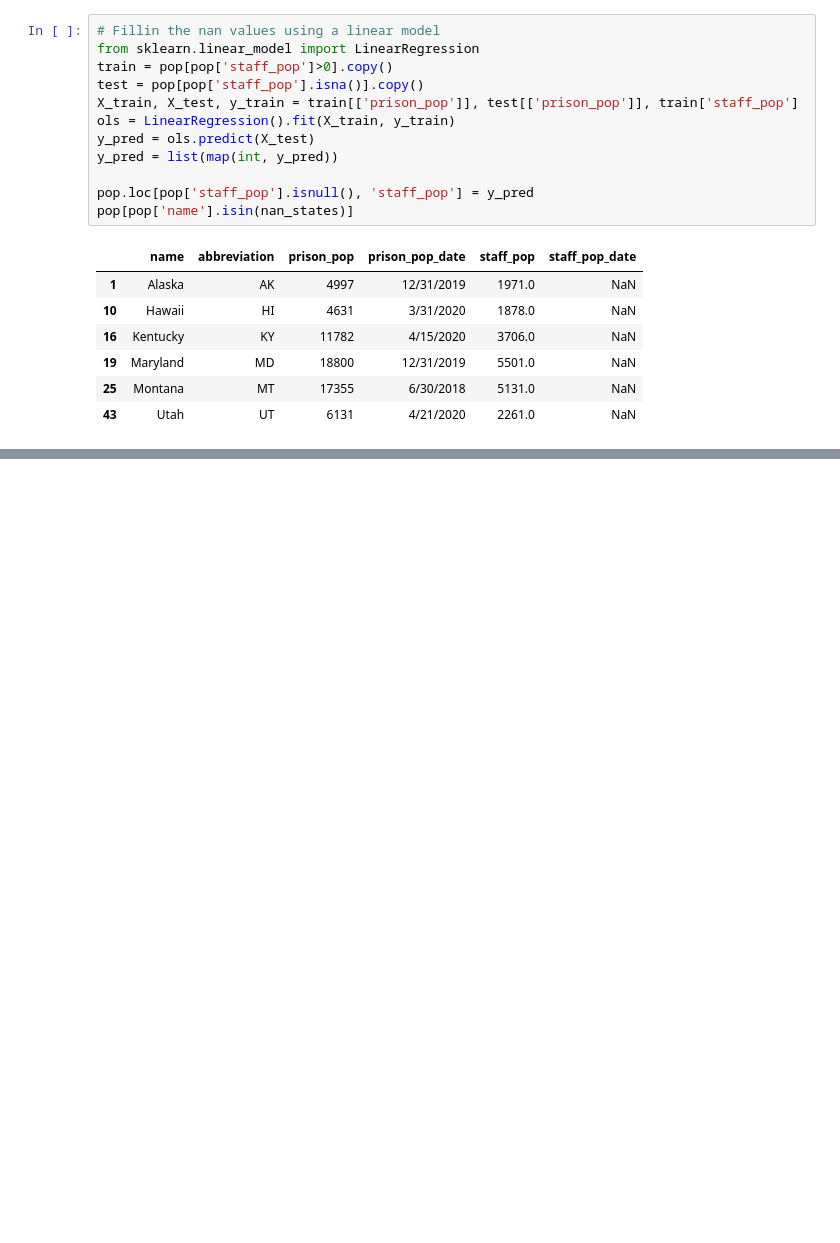
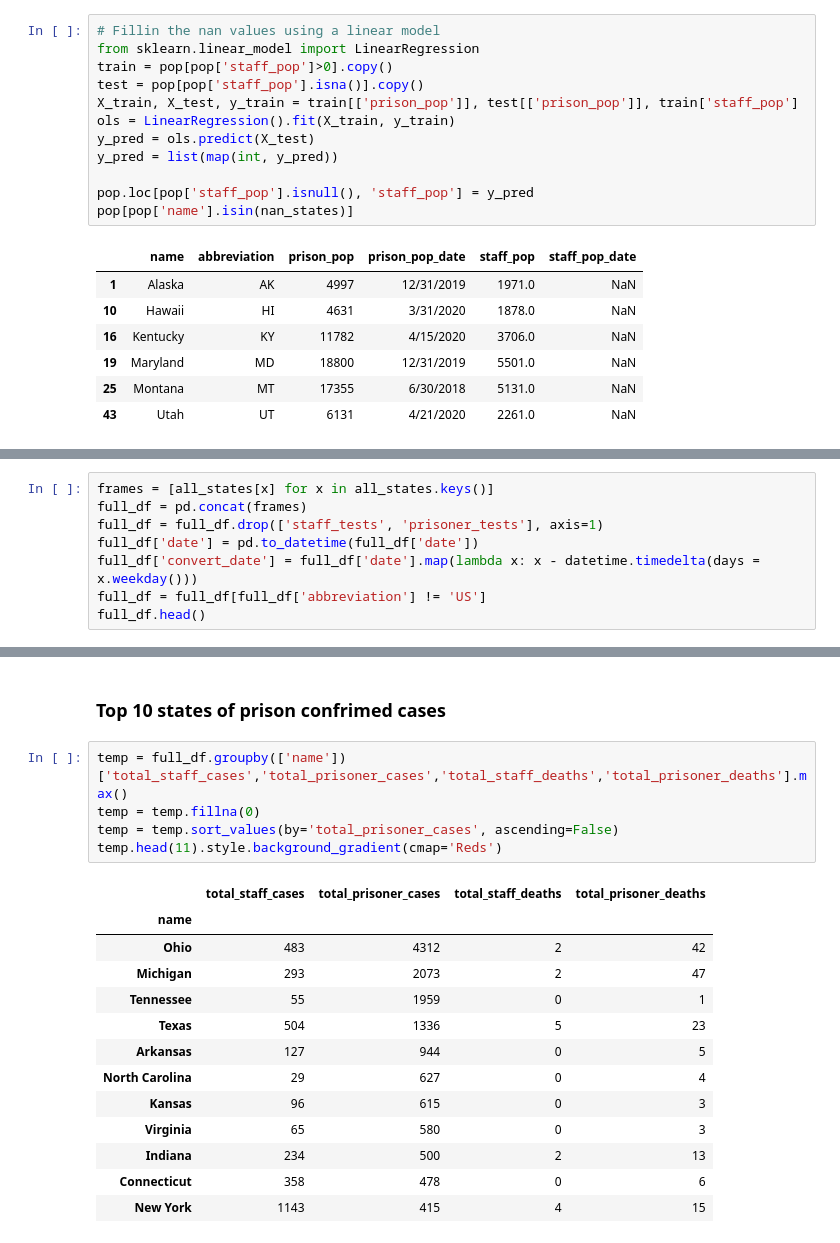
Before and after one commit to AmberCXX/Summer2020_MIT_COVID_Datathon, a Jupyter notebook: 02-exploratory-data-analysis.ipynb, the cells around one changed output, grey strips where cells are left out. Cells and saved outputs as stored; diff of their text form; blank space fills up the shorter version.

```diff
--- a/02-exploratory-data-analysis.ipynb
+++ b/02-exploratory-data-analysis.ipynb
@@ -160,0 +168,8 @@ Text(0.5, 1.0, 'Percentage of Cumulative cases for staff and prisoner within the
+# %%
+frames = [all_states[x] for x in all_states.keys()]
+full_df = pd.concat(frames)
+full_df = full_df.drop(['staff_tests', 'prisoner_tests'], axis=1)
+full_df['date'] = pd.to_datetime(full_df['date'])
+full_df['convert_date'] = full_df['date'].map(lambda x: x - datetime.timedelta(days = x.weekday()))
+full_df = full_df[full_df['abbreviation'] != 'US']
+full_df.head()
@@ -160,0 +183,21 @@ Text(0.5, 1.0, 'Percentage of Cumulative cases for staff and prisoner within the
+# %% [markdown]
+### Top 10 states of prison confrimed cases
+# %%
+temp = full_df.groupby(['name'])['total_staff_cases','total_prisoner_cases','total_staff_deaths','total_prisoner_deaths'].max()
+temp = temp.fillna(0)
+temp = temp.sort_values(by='total_prisoner_cases', ascending=False)
+temp.head(11).style.background_gradient(cmap='Reds')
+# %% [output]
+|  | total_staff_cases | total_prisoner_cases | total_staff_deaths | total_prisoner_deaths |
+| name |  |  |  |  |
+| Ohio | 483 | 4312 | 2 | 42 |
+| Michigan | 293 | 2073 | 2 | 47 |
+| Tennessee | 55 | 1959 | 0 | 1 |
+| Texas | 504 | 1336 | 5 | 23 |
+| Arkansas | 127 | 944 | 0 | 5 |
+| North Carolina | 29 | 627 | 0 | 4 |
+| Kansas | 96 | 615 | 0 | 3 |
+| Virginia | 65 | 580 | 0 | 3 |
+| Indiana | 234 | 500 | 2 | 13 |
+| Connecticut | 358 | 478 | 0 | 6 |
+| New York | 1143 | 415 | 4 | 15 |
```
Also changed, not shown: parts of 11 cells of this notebook.
